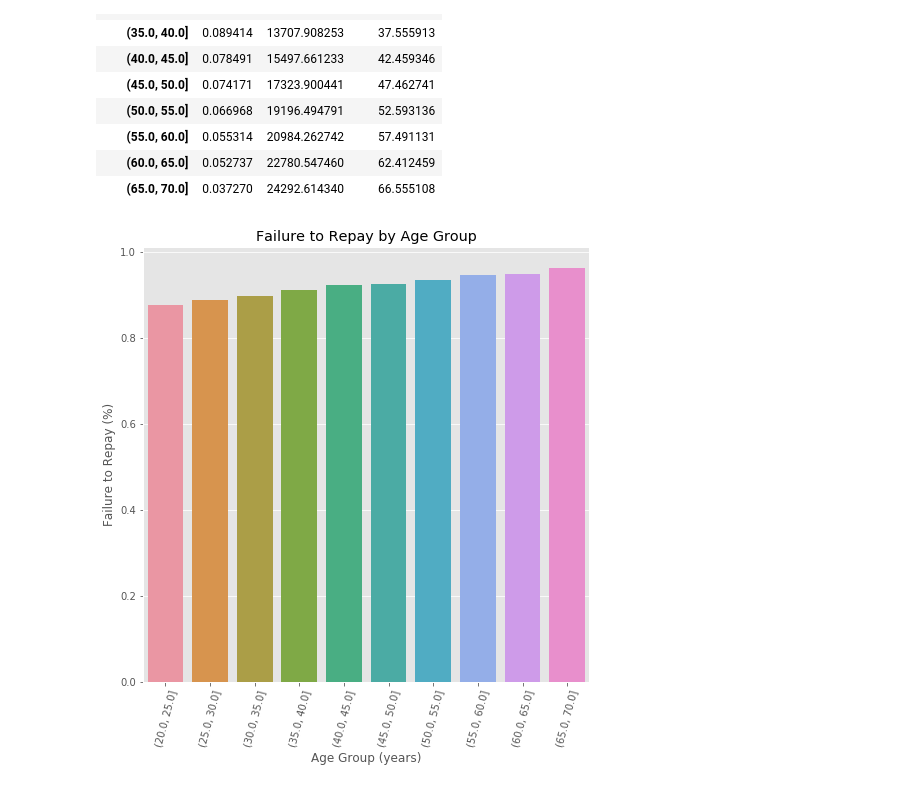
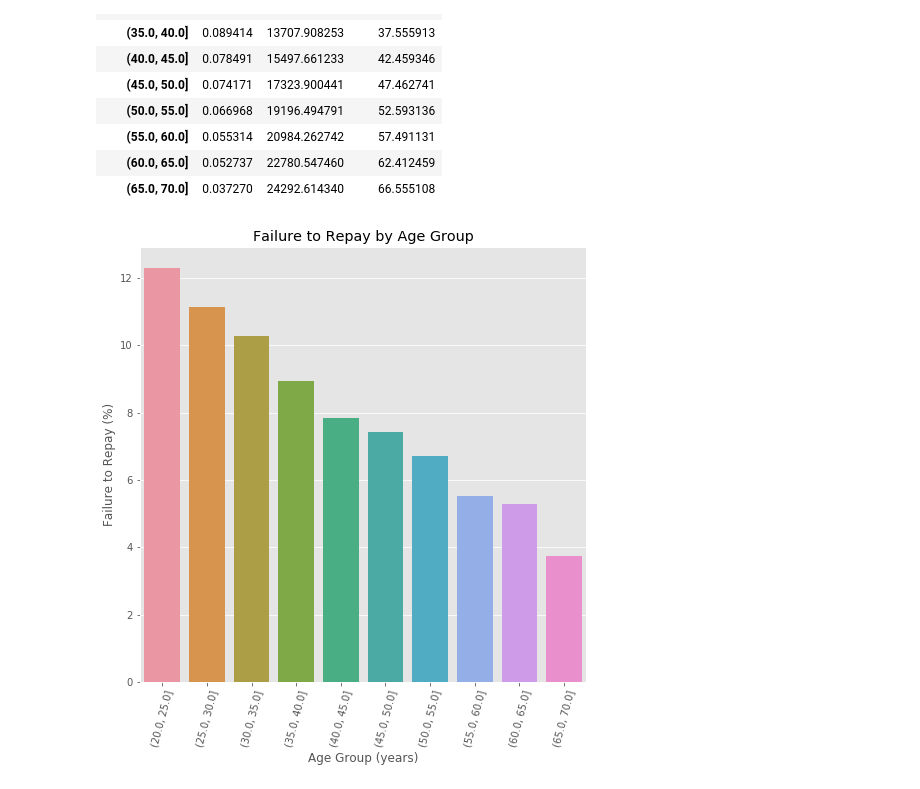
Before and after one commit to k1012ken/ML100Days, a Jupyter notebook: homework/Day_016_HW.ipynb, the cells around one changed output. Saved outputs shown, nothing was run; the diff lists cells and outputs as text; code cells hidden in the pictures.

```diff
--- a/homework/Day_016_HW.ipynb
+++ b/homework/Day_016_HW.ipynb
@@ -160,16 +160,16 @@ age_groups
 # %%
 plt.figure(figsize = (8, 8))
 
 # 以年齡區間為 x, target 為 y 繪製 barplot
 """
 Your Code Here
 """
 px = age_groups.index.values
-py = 1-age_groups['TARGET'].values
+py = 100*age_groups['TARGET'].values
 sns.barplot(px, py)
 
 # Plot labeling
 plt.xticks(rotation = 75); plt.xlabel('Age Group (years)'); plt.ylabel('Failure to Repay (%)')
 plt.title('Failure to Repay by Age Group');
 # %% [output]
-[figure, old version]
+[figure, new version]
```
